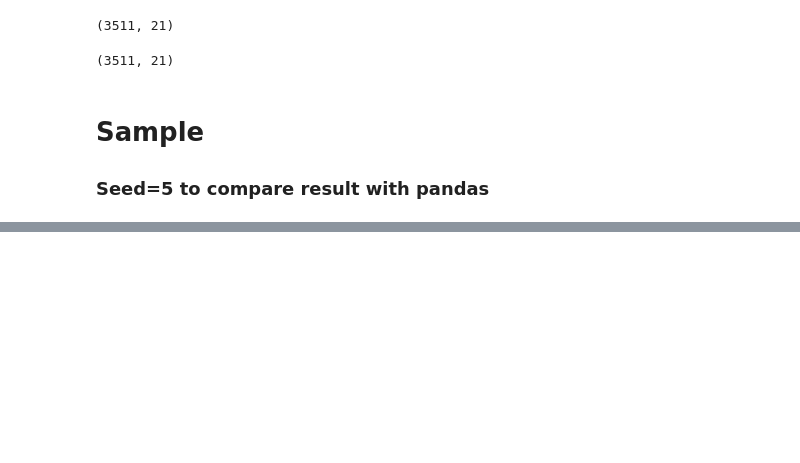
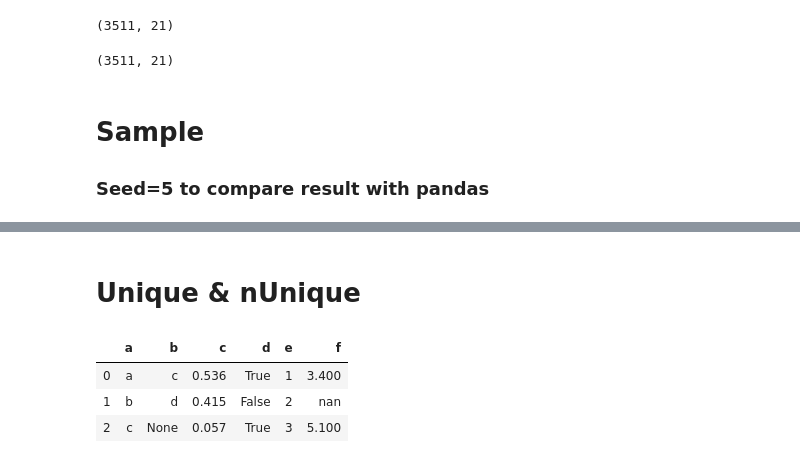
Before and after one commit to najafmurtaza/Analytica, a Jupyter notebook: Test Lib.ipynb, the cells around one changed output, grey strips where cells are left out. Saved outputs shown, nothing was run; the diff lists cells and outputs as text; code cells hidden in the pictures; blank space fills up the shorter version.

Commit message:
added `unique` & `nunique` method

```diff
--- a/Test Lib.ipynb
+++ b/Test Lib.ipynb
@@ -1424,0 +1425,9 @@ alt_df.sample(frac=1.5, seed=5, replace=True)
+# %% [markdown]
+# Unique & nUnique
+# %%
+alt_df
+# %% [output]
+|  | a | b | c | d | e | f |
+| 0 | a | c | 0.536 | True | 1 | 3.400 |
+| 1 | b | d | 0.415 | False | 2 | nan |
+| 2 | c | None | 0.057 | True | 3 | 5.100 |
```
Also changed, not shown: parts of 69 cells of this notebook, 2 other files.
